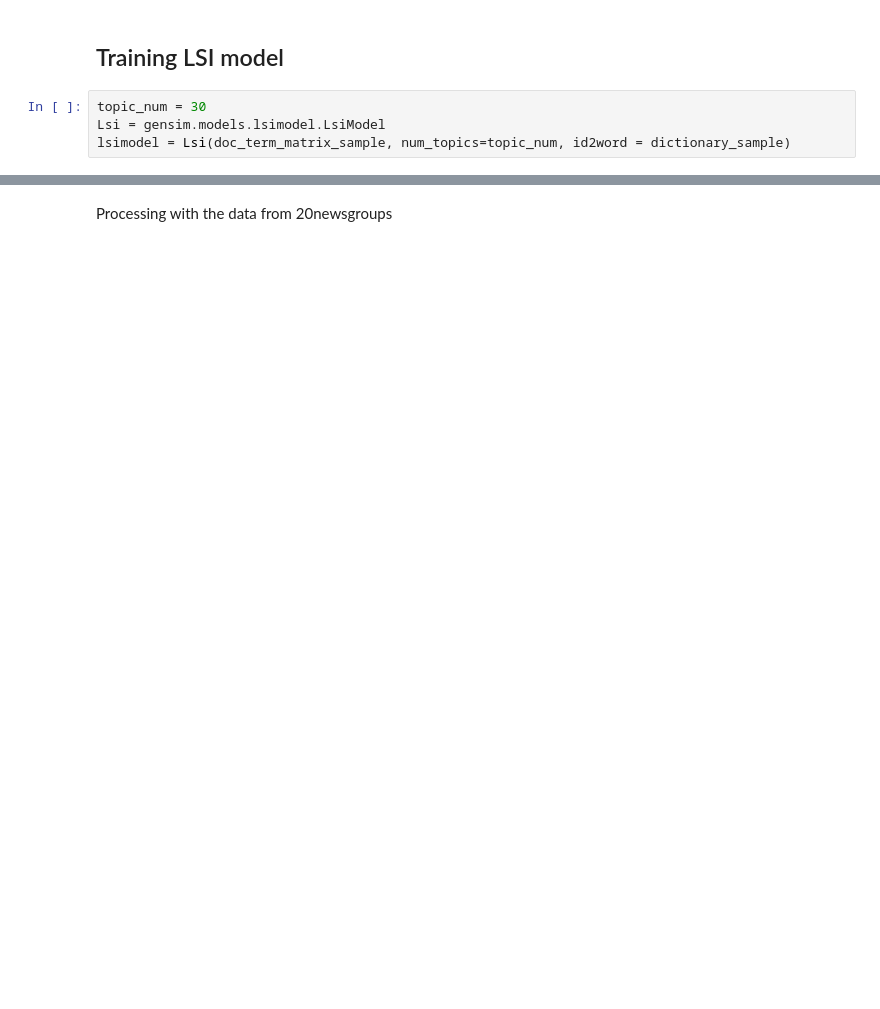
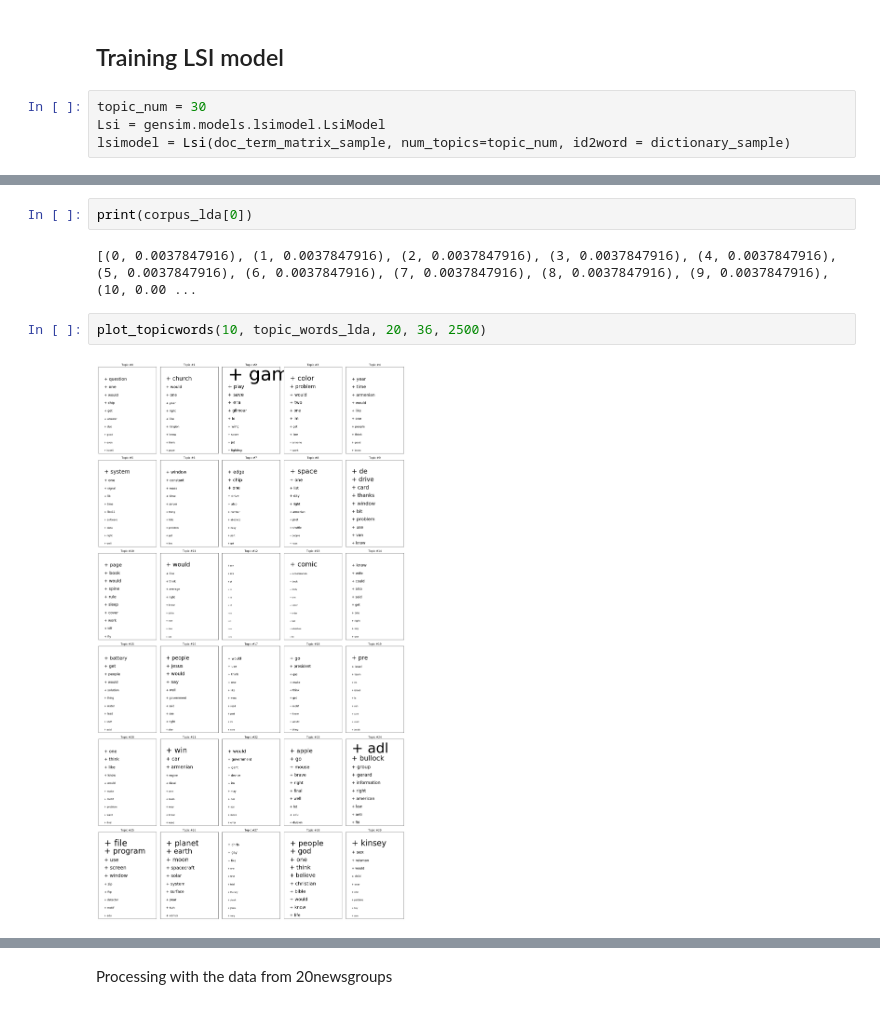
Before and after one commit to Htiango/Topic-Model-Tutorial, a Jupyter notebook: Tutorial.ipynb, the cells around one changed output, grey strips where cells are left out. Drawn from its saved outputs; the diff is of its cells as text; blank space fills up the shorter version.

```diff
--- a/Tutorial.ipynb
+++ b/Tutorial.ipynb
@@ -213,0 +188,8 @@ plot_topic_val(corpus_lsi[:6], topic_num)
+# %%
+print(corpus_lda[0])
+# %% [output]
+[(0, 0.0037847916), (1, 0.0037847916), (2, 0.0037847916), (3, 0.0037847916), (4, 0.0037847916), (5, 0.0037847916), (6, 0.0037847916), (7, 0.0037847916), (8, 0.0037847916), (9, 0.0037847916), (10, 0.00 ...
+# %%
+plot_topicwords(10, topic_words_lda, 20, 36, 2500)
+# %% [output]
+[figure, added]
```
Also changed, not shown: parts of 40 cells of this notebook.
